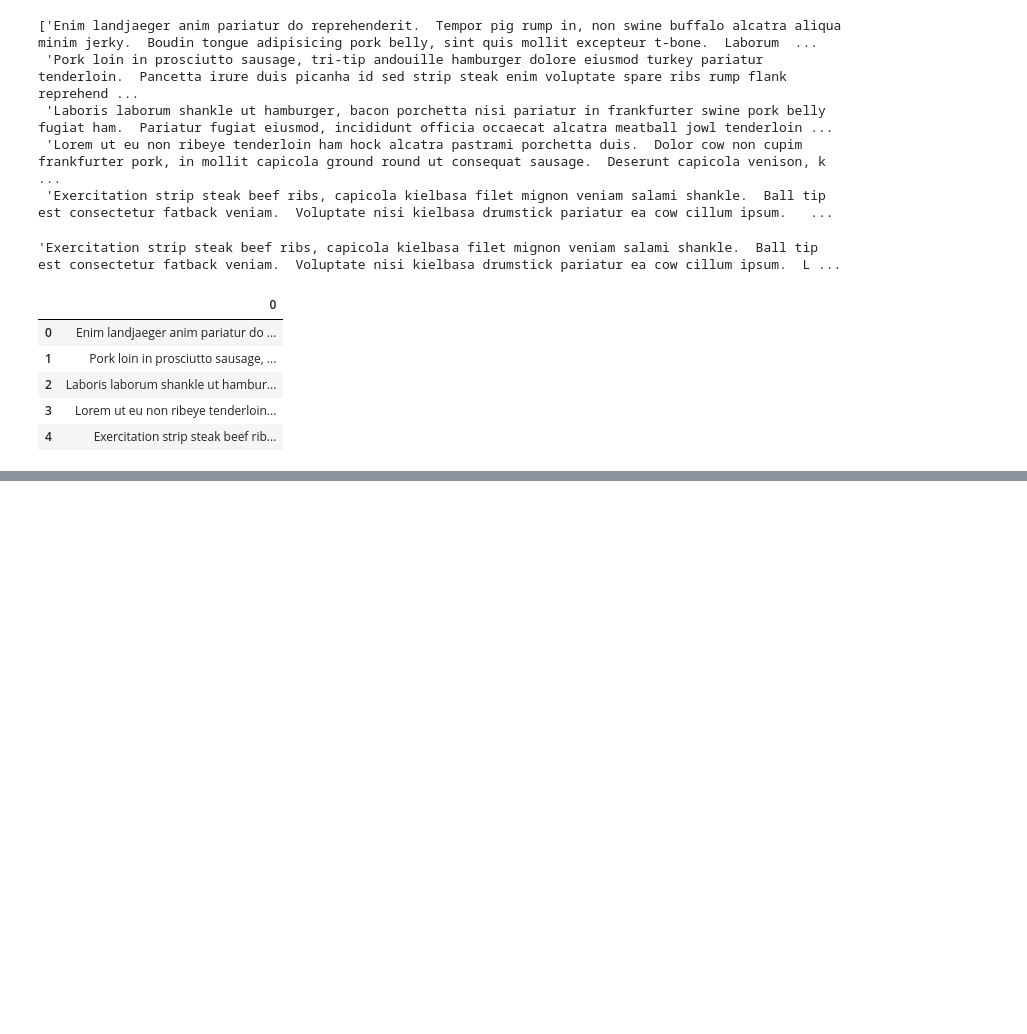
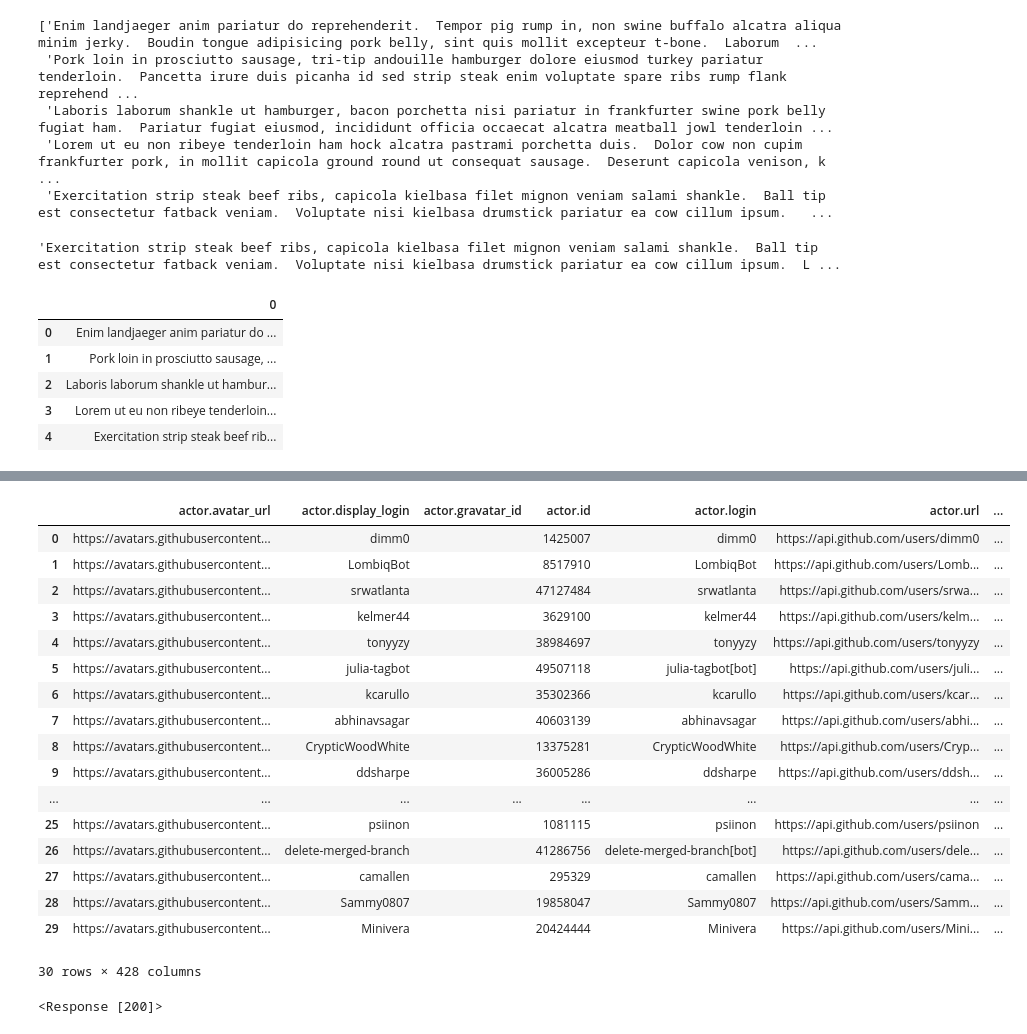
Before and after one commit to rodolfopardo/working_with_api, a Jupyter notebook: Api.ipynb, the cells around one changed output, grey strips where cells are left out. Cells and saved outputs as stored; diff of their text form; code cells hidden in the pictures; blank space fills up the shorter version.

Commit message:
nuevas conexiones

```diff
--- a/Api.ipynb
+++ b/Api.ipynb
@@ -111,0 +216,26 @@ df1
+# %%
+df_events2
+# %% [output]
+|  | actor.avatar_url | actor.display_login | actor.gravatar_id | actor.id | actor.login | actor.url | ... |
+| 0 | https://avatars.githubusercontent... | dimm0 |  | 1425007 | dimm0 | https://api.github.com/users/dimm0 | ... |
+| 1 | https://avatars.githubusercontent... | LombiqBot |  | 8517910 | LombiqBot | https://api.github.com/users/Lomb... | ... |
+| 2 | https://avatars.githubusercontent... | srwatlanta |  | 47127484 | srwatlanta | https://api.github.com/users/srwa... | ... |
+| 3 | https://avatars.githubusercontent... | kelmer44 |  | 3629100 | kelmer44 | https://api.github.com/users/kelm... | ... |
+| 4 | https://avatars.githubusercontent... | tonyyzy |  | 38984697 | tonyyzy | https://api.github.com/users/tonyyzy | ... |
+| 5 | https://avatars.githubusercontent... | julia-tagbot |  | 49507118 | julia-tagbot[bot] | https://api.github.com/users/juli... | ... |
+| 6 | https://avatars.githubusercontent... | kcarullo |  | 35302366 | kcarullo | https://api.github.com/users/kcar... | ... |
+| 7 | https://avatars.githubusercontent... | abhinavsagar |  | 40603139 | abhinavsagar | https://api.github.com/users/abhi... | ... |
+| 8 | https://avatars.githubusercontent... | CrypticWoodWhite |  | 13375281 | CrypticWoodWhite | https://api.github.com/users/Cryp... | ... |
+| 9 | https://avatars.githubusercontent... | ddsharpe |  | 36005286 | ddsharpe | https://api.github.com/users/ddsh... | ... |
+| ... | ... | ... | ... | ... | ... | ... | ... |
+| 25 | https://avatars.githubusercontent... | psiinon |  | 1081115 | psiinon | https://api.github.com/users/psiinon | ... |
+| 26 | https://avatars.githubusercontent... | delete-merged-branch |  | 41286756 | delete-merged-branch[bot] | https://api.github.com/users/dele... | ... |
+| 27 | https://avatars.githubusercontent... | camallen |  | 295329 | camallen | https://api.github.com/users/cama... | ... |
+| 28 | https://avatars.githubusercontent... | Sammy0807 |  | 19858047 | Sammy0807 | https://api.github.com/users/Samm... | ... |
+| 29 | https://avatars.githubusercontent... | Minivera |  | 20424444 | Minivera | https://api.github.com/users/Mini... | ... |
+30 rows × 428 columns
+# %%
+nuevadata = requests.get("https://jsonplaceholder.typicode.com/todos")
+nuevadata
+# %% [output]
+<Response [200]>
```
Also changed, not shown: parts of 10 cells of this notebook.
